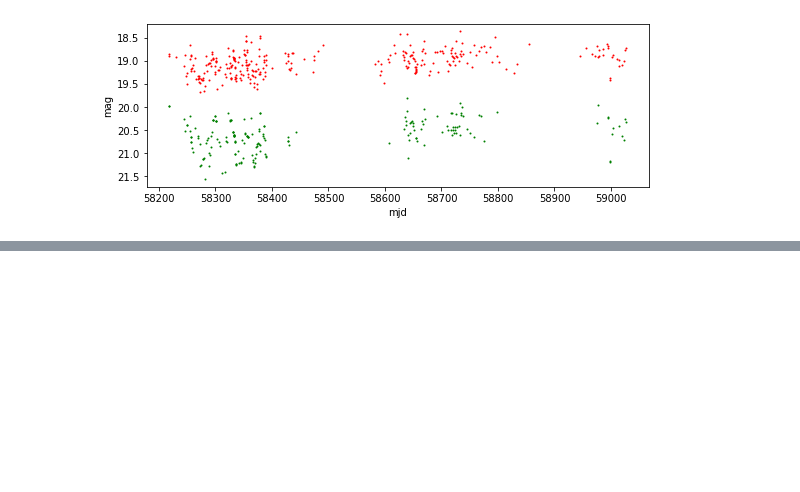
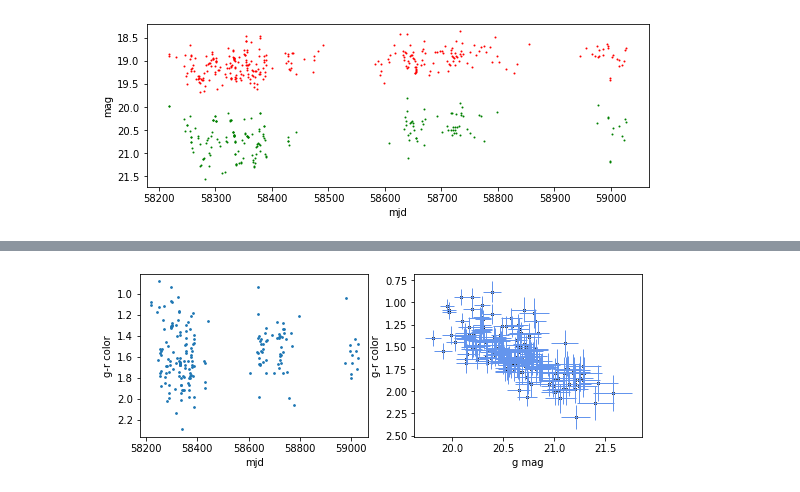
Before and after one commit to HarritonResearchLab/NAPYSOs, a Jupyter notebook: referee_changes/color-mag/error_propagation.ipynb, the cells around one changed output, grey strips where cells are left out. Cells and saved outputs as stored; diff of their text form; code cells hidden in the pictures; blank space fills up the shorter version.

```diff
--- a/referee_changes/color-mag/error_propagation.ipynb
+++ b/referee_changes/color-mag/error_propagation.ipynb
@@ -111,0 +217,27 @@ plt.show()
+# %%
+colors_u = interpolated_gs_u-r_mags_u
+
+
+colors = np.array([])
+color_errors = np.array([])
+
+for color_u in colors_u:
+    string_list = str(color_u).split('+/-')
+    colors = np.append(colors, float(string_list[0]))
+    color_errors = np.append(color_errors, float(string_list[1]))
+# %%
+fig, axs = plt.subplots(1, 2, figsize=(9,3))
+
+axs[0].scatter(interpolated_dates, colors, s=3)
+
+axs[0].set(xlabel='mjd',ylabel='g-r color')
+axs[0].invert_yaxis()
+
+axs[1].errorbar(interpolated_mags, colors, xerr = interpolated_errors, yerr=color_errors, lw=0, elinewidth=1, ecolor='cornflowerblue')
+axs[1].scatter(interpolated_mags, colors, color='cornflowerblue', edgecolor='black', s=5)
+axs[1].invert_yaxis()
+axs[1].set(xlabel='g mag', ylabel='g-r color')
+
+plt.show()
+# %% [output]
+[figure, added]
```
Also changed, not shown: parts of 8 cells of this notebook, 2 other files.
